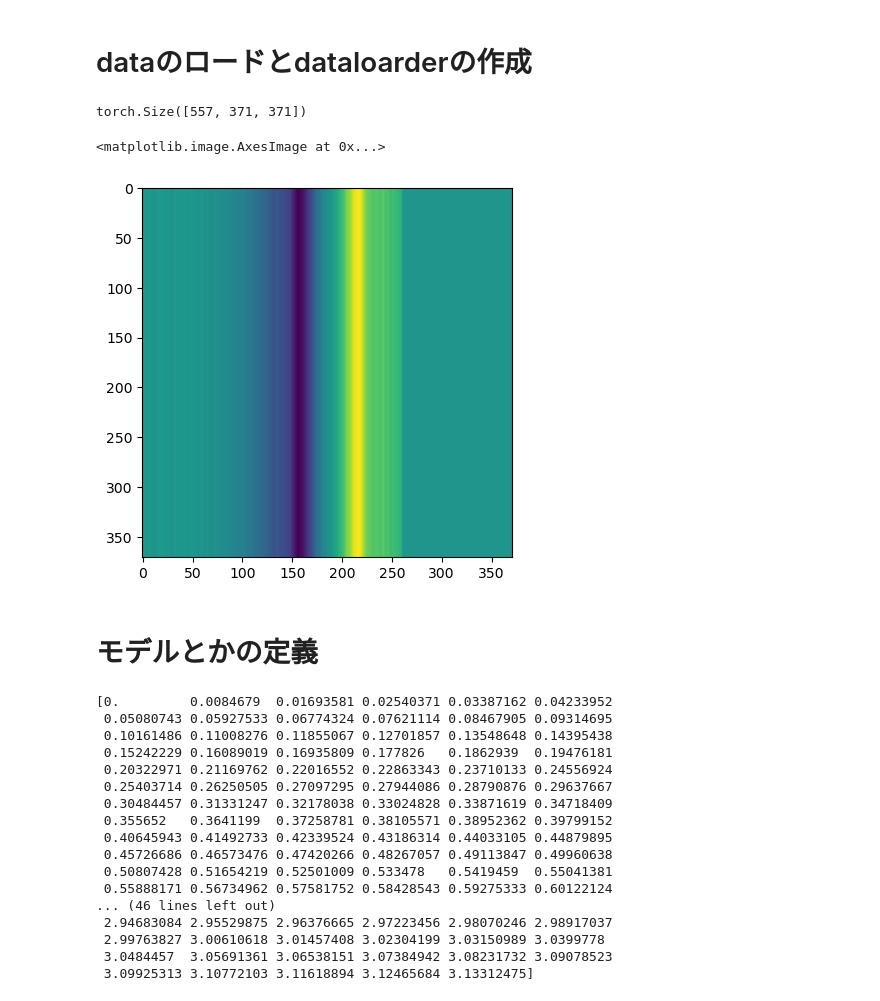
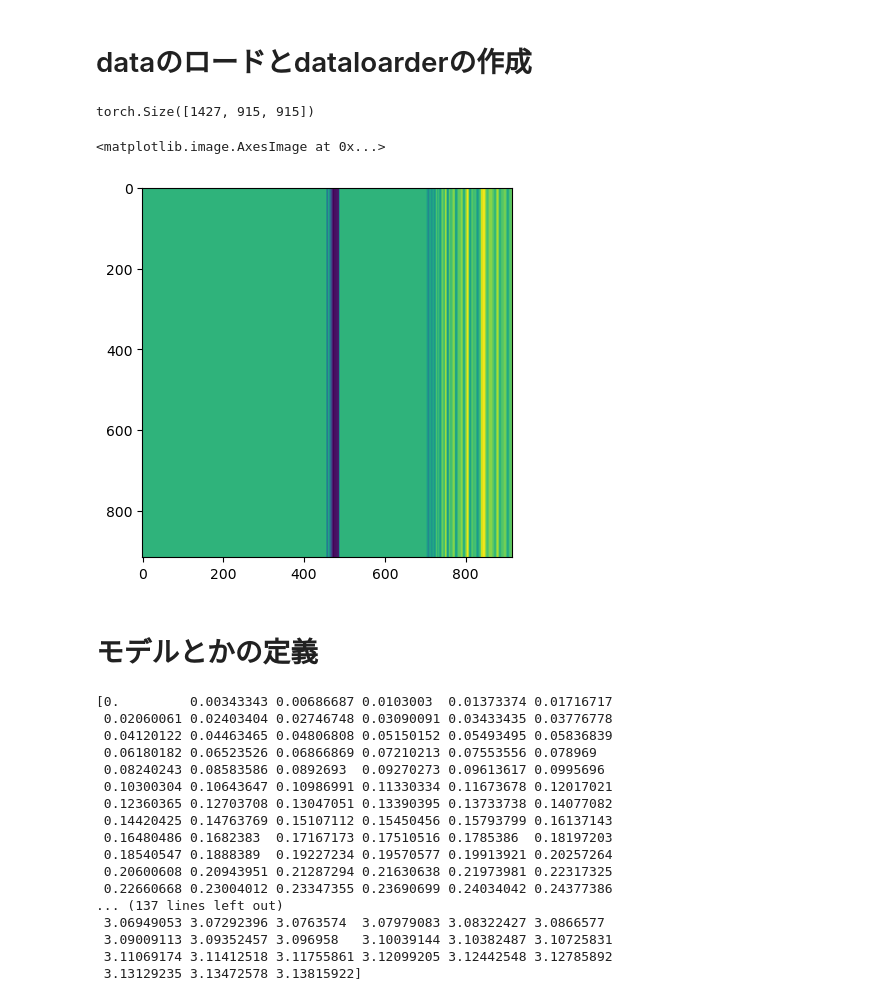
Before and after one commit to ogayuuki0202/iBOS_CUDA, a Jupyter notebook: reconstruction.ipynb, the cells around one changed output. Saved outputs shown, nothing was run; the diff lists cells and outputs as text; code cells hidden in the pictures.

```diff
--- a/reconstruction.ipynb
+++ b/reconstruction.ipynb
@@ -22,14 +23,14 @@ cuda
 # dataのロードとdataloarderの作成
 # %%
 #ファイルのロード
-sinogram_path="sinogram/sinogram_2410.npy"
+sinogram_path="sinogram/sinogram_2410_quarter_size.npy"
 sinogram=np.load(sinogram_path,allow_pickle=True)
 sinogram_tensor=torch.FloatTensor(sinogram).permute(0, 2, 1).to(device)#tensor型に直す
 print(sinogram_tensor.shape)
 plt.imshow(sinogram_tensor[100,:,:].cpu())
 # %% [output]
-torch.Size([557, 371, 371])
+torch.Size([1427, 915, 915])
 <matplotlib.image.AxesImage at 0x...>
-[figure, old version]
+[figure, new version]
 # %%
 #daaloarderの作成
@@ -58,26 +59,26 @@ dataloarders_dict={"target":target_dataloarder,"predict":predict_dataloarder}
 # print(array)
 
 # define measuring angles
-angles = np.linspace(0, np.pi, 3658, endpoint=False)
+angles = np.linspace(0, np.pi, 915, endpoint=False)
 print(angles)
 # %% [output]
-[0.         0.0084679  0.01693581 0.02540371 0.03387162 0.04233952
- 0.05080743 0.05927533 0.06774324 0.07621114 0.08467905 0.09314695
- 0.10161486 0.11008276 0.11855067 0.12701857 0.13548648 0.14395438
- 0.15242229 0.16089019 0.16935809 0.177826   0.1862939  0.19476181
- 0.20322971 0.21169762 0.22016552 0.22863343 0.23710133 0.24556924
- 0.25403714 0.26250505 0.27097295 0.27944086 0.28790876 0.29637667
- 0.30484457 0.31331247 0.32178038 0.33024828 0.33871619 0.34718409
- 0.355652   0.3641199  0.37258781 0.38105571 0.38952362 0.39799152
- 0.40645943 0.41492733 0.42339524 0.43186314 0.44033105 0.44879895
- 0.45726686 0.46573476 0.47420266 0.48267057 0.49113847 0.49960638
- 0.50807428 0.51654219 0.52501009 0.533478   0.5419459  0.55041381
- 0.55888171 0.56734962 0.57581752 0.58428543 0.59275333 0.60122124
-... (46 lines left out)
- 2.94683084 2.95529875 2.96376665 2.97223456 2.98070246 2.98917037
- 2.99763827 3.00610618 3.01457408 3.02304199 3.03150989 3.0399778
- 3.0484457  3.05691361 3.06538151 3.07384942 3.08231732 3.09078523
- 3.09925313 3.10772103 3.11618894 3.12465684 3.13312475]
+[0.         0.00343343 0.00686687 0.0103003  0.01373374 0.01716717
+ 0.02060061 0.02403404 0.02746748 0.03090091 0.03433435 0.03776778
+ 0.04120122 0.04463465 0.04806808 0.05150152 0.05493495 0.05836839
+ 0.06180182 0.06523526 0.06866869 0.07210213 0.07553556 0.078969
+ 0.08240243 0.08583586 0.0892693  0.09270273 0.09613617 0.0995696
+ 0.10300304 0.10643647 0.10986991 0.11330334 0.11673678 0.12017021
+ 0.12360365 0.12703708 0.13047051 0.13390395 0.13733738 0.14077082
+ 0.14420425 0.14763769 0.15107112 0.15450456 0.15793799 0.16137143
+ 0.16480486 0.1682383  0.17167173 0.17510516 0.1785386  0.18197203
+ 0.18540547 0.1888389  0.19227234 0.19570577 0.19913921 0.20257264
+ 0.20600608 0.20943951 0.21287294 0.21630638 0.21973981 0.22317325
+ 0.22660668 0.23004012 0.23347355 0.23690699 0.24034042 0.24377386
+... (137 lines left out)
+ 3.06949053 3.07292396 3.0763574  3.07979083 3.08322427 3.0866577
+ 3.09009113 3.09352457 3.096958   3.10039144 3.10382487 3.10725831
+ 3.11069174 3.11412518 3.11755861 3.12099205 3.12442548 3.12785892
+ 3.13129235 3.13472578 3.13815922]
 # %%
 #モデル
 
```
Also changed, not shown: parts of 7 cells of this notebook, 3 other files.
